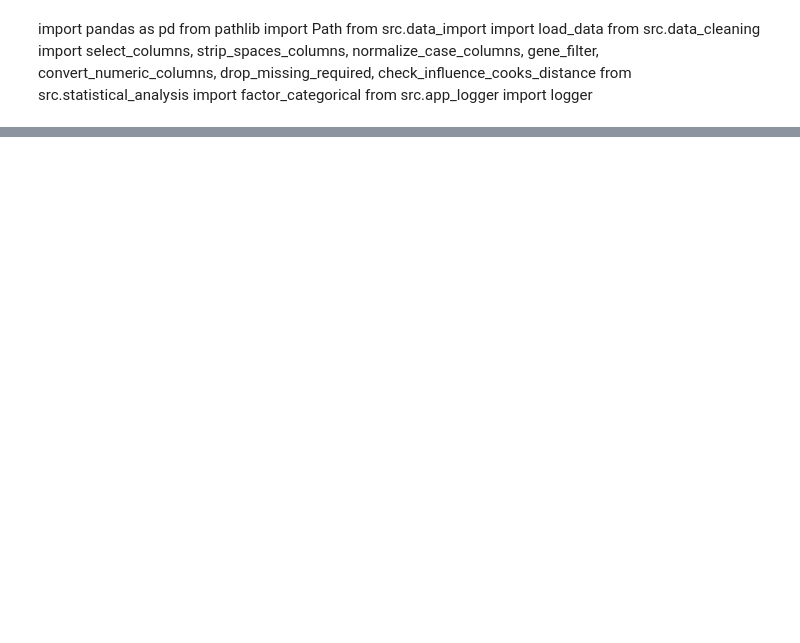
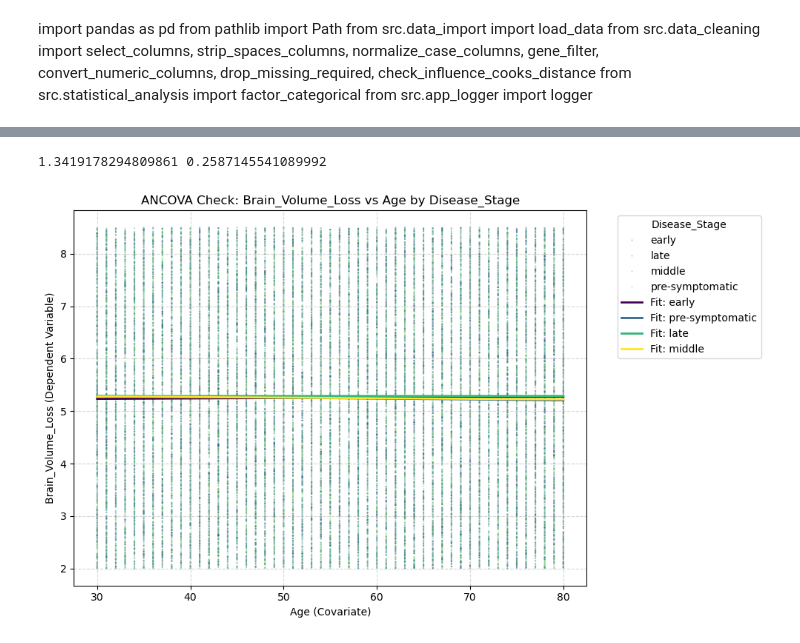
Before and after one commit to carolfarahh/final_project, a Jupyter notebook: final_result.ipynb, the cells around one changed output, grey strips where cells are left out. Saved outputs shown, nothing was run; the diff lists cells and outputs as text; code cells hidden in the pictures; blank space fills up the shorter version.

Commit message:
Changes to Cleaning data file

```diff
--- a/final_result.ipynb
+++ b/final_result.ipynb
@@ -16,0 +15,8 @@ ImportError: cannot import name 'check_influence_cooks_distance' from 'src.data_
+# %%
+df = load_data("/Users/carolfarah/final_projext_yas/final_project/Huntington_Disease_Dataset.csv")
+def factor_categorical(df, factor1, factor2):
+    logger.debug("Variable converted to factor")
+    df = df.copy()
+    df[factor1] = df[factor1].astype("category")
+    df[factor2] = df[factor2].astype("category")
+    return df
@@ -40,20 +78,40 @@ linearity_check_p_value = linearity_check["p_value"]
 # %%
 ancova_levene_stat, ancova_levene_p = levene_ancova(sub_df, "Brain_Volume_Loss", "Disease_Stage", "Age", center='median')
+
+print(ancova_levene_stat, ancova_levene_p )
+# %% [output]
+1.3419178294809861 0.2587145541089992
 # %%
 ancova_linearity_graphs = plot_ancova_linearity(sub_df, dv="Brain_Volume_Loss", iv="Disease_Stage", cov="Age")
 
-while True:
-    transform_dataset = input("Does dataset require transformation? (yes/no): ").strip().lower()
+# while True:
+#     transform_dataset = input("Does dataset require transformation? (yes/no): ").strip().lower()
 
-    if transform_dataset in {"yes", "no"}:
-        break
-    else:
-        print("Please enter 'yes' or 'no'.")
+#     if transform_dataset in {"yes", "no"}:
+#         break
+#     else:
+#         print("Please enter 'yes' or 'no'.")
+
+transform_dataset = "yes"
 
 if transform_dataset == "yes":
-    clean_df = log_transform(clean_df, "Brain_Volume_Loss", new_column = "Brain_Volume_Loss") #replaces values with new values after transformation
-    clean_df = log_transform(clean_df, "Age", new_column = "Age")
-    ancova_linearity_graphs = plot_ancova_linearity(sub_df, dv="Brain_Volume_Loss", iv="Disease_Stage", cov="Age")
+    # sub_df, _ = log_transform(clean_df, "Brain_Volume_Loss", new_column = "Brain_Volume_Loss") #replaces values with new values after transformation
+    # sub_df, _ = log_transform(clean_df, "Age", new_column = "Age")
+    sub_df, _ = log_transform(
+    sub_df,
+    "Brain_Volume_Loss",
+    new_column="Brain_Volume_Loss")
+
+
+    sub_df, _ = log_transform(
+    sub_df,        # ← USE THE UPDATED DF
+    "Age",
+    new_column="Age")
+
+# ancova_linearity_graphs = plot_ancova_linearity(sub_df, dv="Brain_Volume_Loss", iv="Disease_Stage", cov="Age")
+
 else:
     print("Proceeding with assumptions analysis")
+# %% [output]
+[figure, added]
 # %%
```
Also changed, not shown: parts of 10 cells of this notebook, 8 other files.
